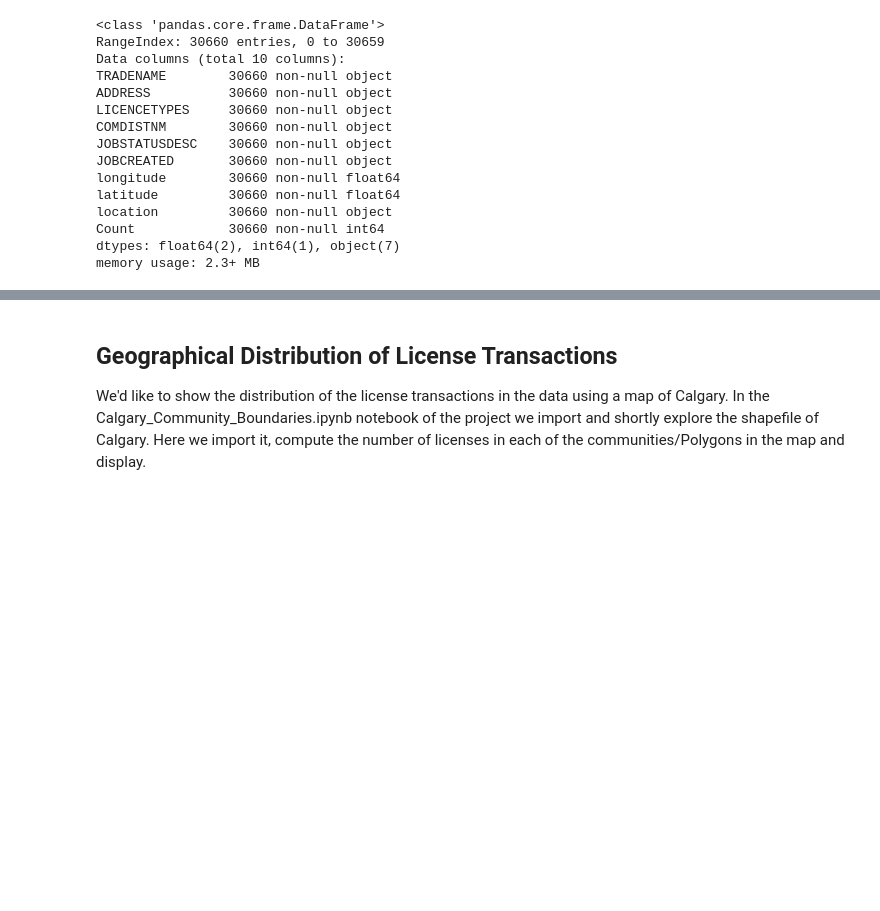
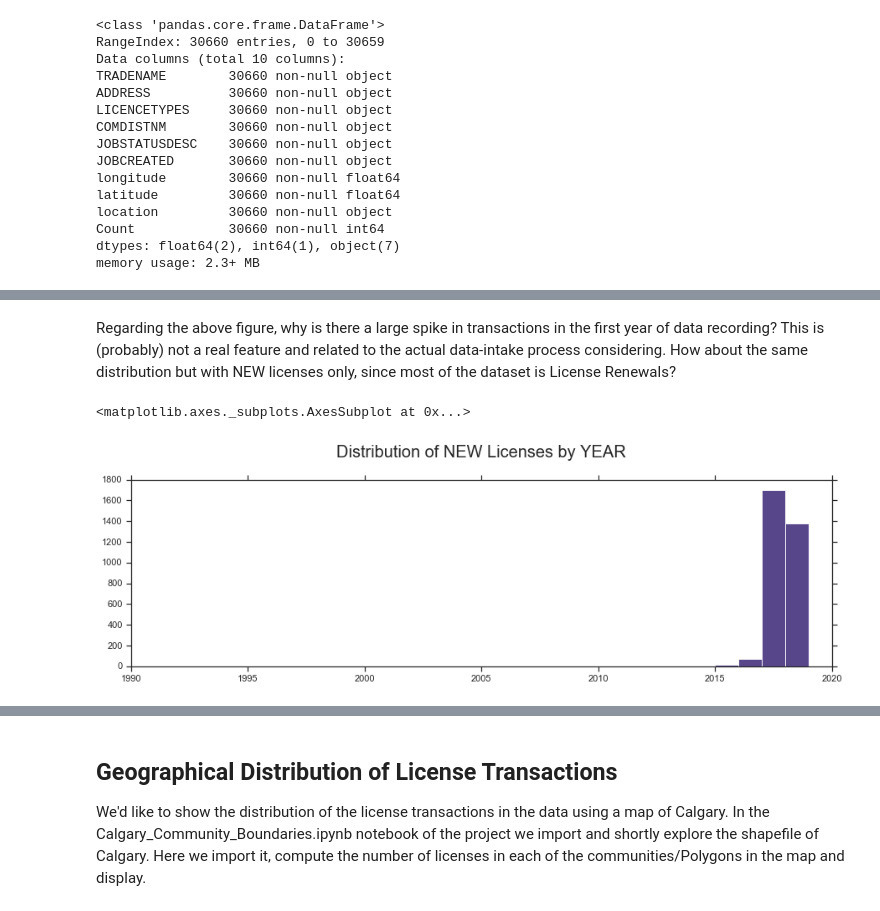
Before and after one commit to reubengazer/Calgary-Business-Licenses, a Jupyter notebook: Business_License_EDA.ipynb, the cells around one changed output, grey strips where cells are left out. Saved outputs shown, nothing was run; the diff lists cells and outputs as text; code cells hidden in the pictures; blank space fills up the shorter version.

```diff
--- a/Business_License_EDA.ipynb
+++ b/Business_License_EDA.ipynb
@@ -44,0 +53,11 @@ Unique values for categorical columns:
+# %% [markdown]
+Regarding the above figure, why is there a large spike in transactions in the first year of data recording? This is (probably) not a real feature and related to the actual data-intake process considering. How about the same distribution but with NEW licenses only, since most of the dataset is License Renewals?
+# %%
+fig,ax=plt.subplots(1,figsize=[15,4])
+ax.set_title('Distribution of NEW Licenses by YEAR\n',fontsize=20)
+new = df[df['JOBSTATUSDESC']=='LICENSED']
+years = [int(date.split('/')[0]) for date in new['JOBCREATED']]
+sns.distplot(years,kde=False,bins=[1990+i for i in range(30)],ax=ax,hist_kws={'alpha':0.9})
+# %% [output]
+<matplotlib.axes._subplots.AxesSubplot at 0x...>
+[figure, added]
```
Also changed, not shown: parts of 14 cells of this notebook.
